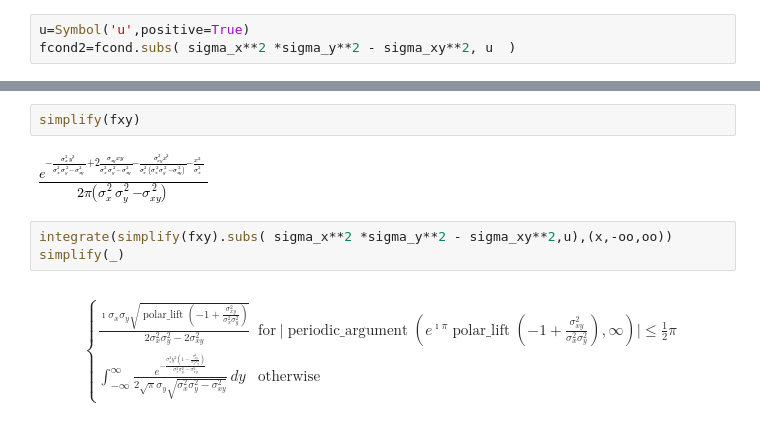
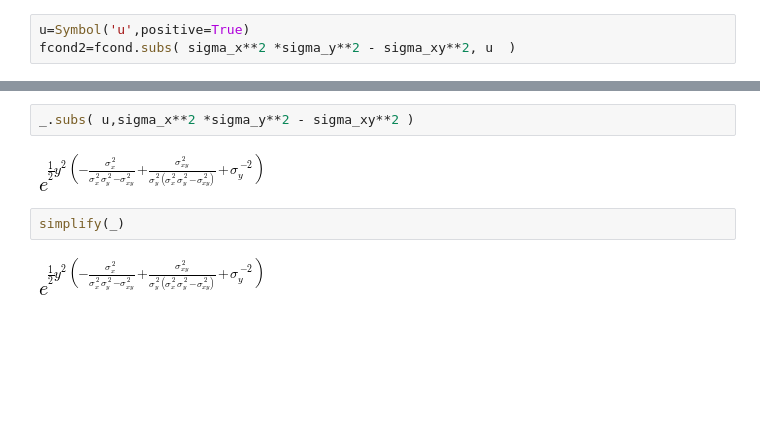
Before and after one commit to unpingco/Python-for-Signal-Processing, a Jupyter notebook: Conditional_Expectation_Projection.ipynb, the cells around one changed output, grey strips where cells are left out. Saved outputs shown, nothing was run; the diff lists cells and outputs as text; blank space fills up the shorter version.

```diff
--- a/Conditional_Expectation_Projection.ipynb
+++ b/Conditional_Expectation_Projection.ipynb
@@ -230,9 +170,8 @@ fcond
+# %%
+_.subs( u,sigma_x**2 *sigma_y**2 - sigma_xy**2 )
+# %% [output]
+[figure, added]
 # %%
-simplify(fxy)
+simplify(_)
 # %% [output]
-[figure, old version]
+[figure, new version]
-# %%
-integrate(simplify(fxy).subs( sigma_x**2 *sigma_y**2 - sigma_xy**2,u),(x,-oo,oo))
-simplify(_)
-# %% [output]
-$$\begin{cases} \frac{\mathbf{\imath} \sigma_{x} \sigma_{y} \sqrt{\operatorname{polar\_lift}{\left (-1 + \frac{\sigma_{xy}^{2}}{\sigma_{x}^{2} \sigma_{y}^{2}} \right )}}}{2 \sigma_{x}^{2} \sigma_{y}^{2} - 2 \sigma_{xy}^{2}} & \text{for}\: \lvert{\operatorname{periodic\_argument}{\left (e^{\mathbf{\imath} \pi} \operatorname{polar\_lift}{\left (-1 + \frac{\sigma_{xy}^{2}}{\sigma_{x}^{2} \sigma_{y}^{2}} \right )},\infty \right )}}\rvert \leq \frac{1}{2} \pi \\\int_{-\infty}^{\infty} \frac{e^{- \frac{\sigma_{x}^{2} y^{2} \left(1 - \frac{\sigma_{xy}^{2}}{\sigma_{x}^{2} \sigma_{y}^{2}}\right)}{\sigma_{x}^{2} \sigma_{y}^{2} - \sigma_{xy}^{2}}}}{2 \sqrt{\pi} \sigma_{y} \sqrt{\sigma_{x}^{2} \sigma_{y}^{2} - \sigma_{xy}^{2}}}\, dy & \text{otherwise} \end{cases}$$
```
Also changed, not shown: parts of 21 cells of this notebook.
